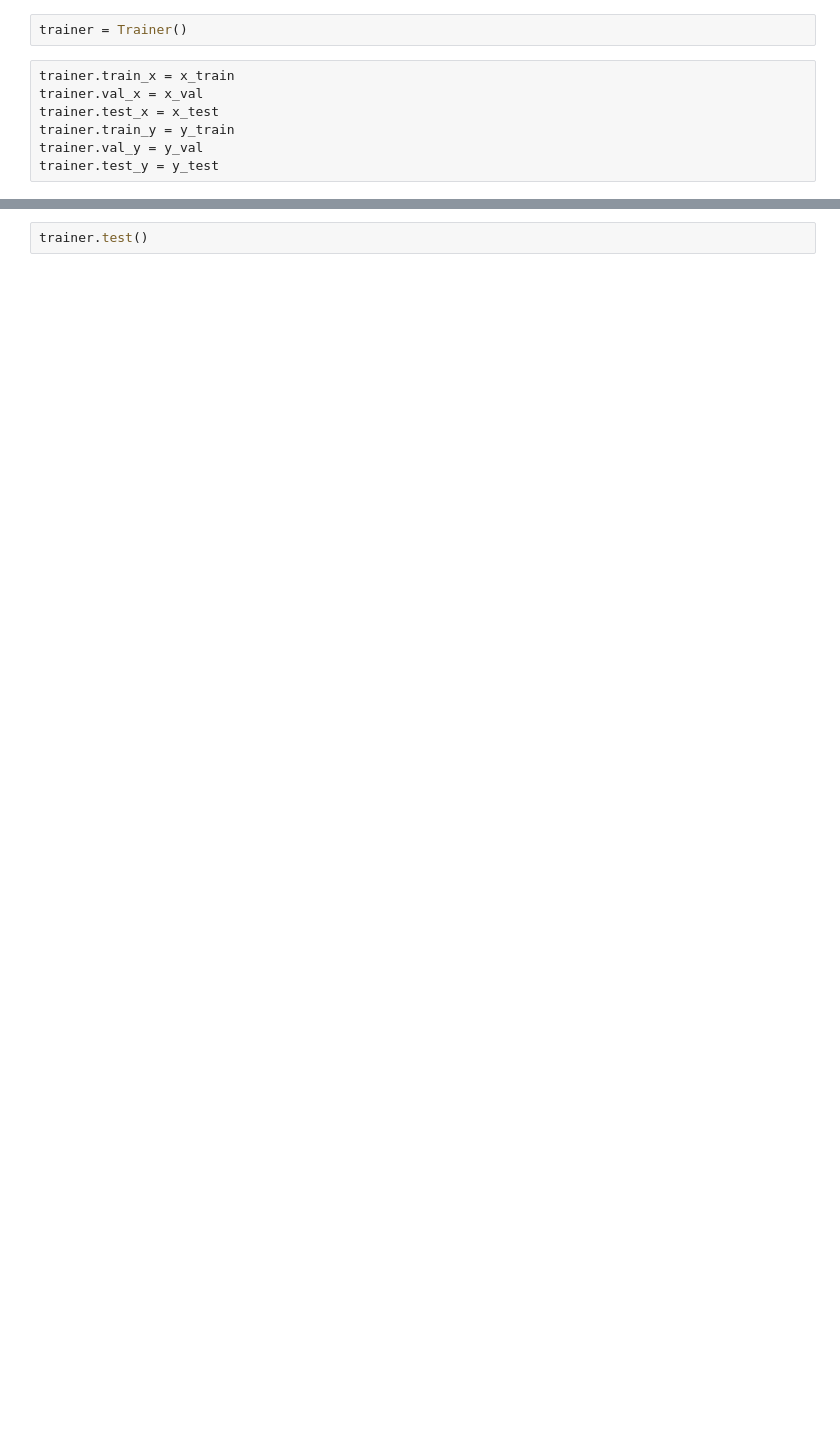
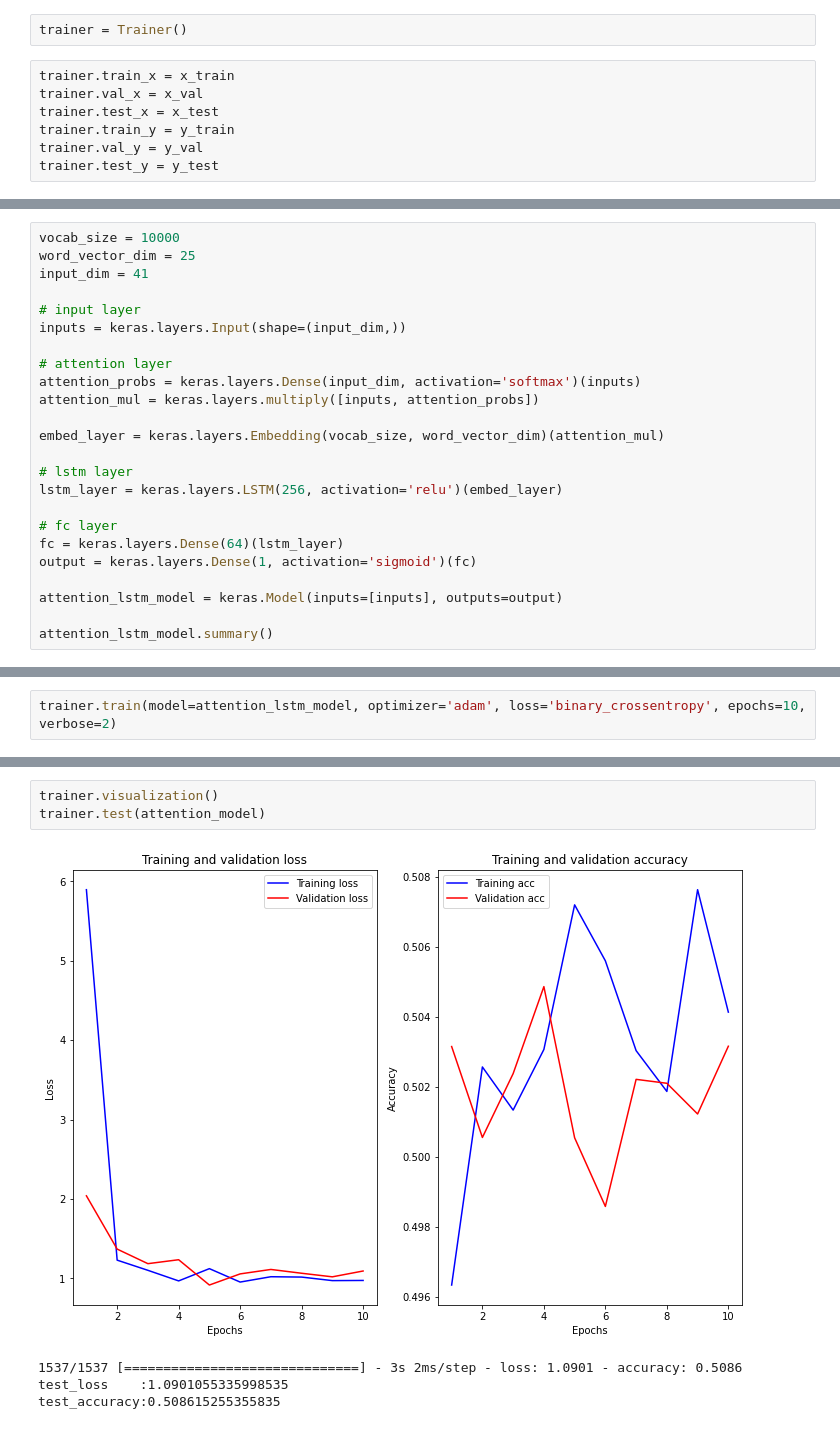
Before and after one commit to estela19/AIFFEL, a Jupyter notebook: exp07/base_1.ipynb, the cells around one changed output, grey strips where cells are left out. Saved outputs shown, nothing was run; the diff lists cells and outputs as text; blank space fills up the shorter version.

```diff
--- a/exp07/base_1.ipynb
+++ b/exp07/base_1.ipynb
@@ -276,0 +333,24 @@ trainer.test(attention_model)
+# %%
+vocab_size = 10000
+word_vector_dim = 25
+input_dim = 41
+
+# input layer
+inputs = keras.layers.Input(shape=(input_dim,))
+
+# attention layer
+attention_probs = keras.layers.Dense(input_dim, activation='softmax')(inputs)
+attention_mul = keras.layers.multiply([inputs, attention_probs])
+
+embed_layer = keras.layers.Embedding(vocab_size, word_vector_dim)(attention_mul)
+
+# lstm layer
+lstm_layer = keras.layers.LSTM(256, activation='relu')(embed_layer)
+
+# fc layer
+fc = keras.layers.Dense(64)(lstm_layer)
+output = keras.layers.Dense(1, activation='sigmoid')(fc)
+
+attention_lstm_model = keras.Model(inputs=[inputs], outputs=output)
+
+attention_lstm_model.summary()
@@ -276,0 +375,2 @@ trainer.test(attention_model)
+# %%
+trainer.train(model=attention_lstm_model, optimizer='adam', loss='binary_crossentropy', epochs=10, verbose=2)
@@ -277,2 +395,8 @@ trainer.test(attention_model)
 # %%
-trainer.test()
+trainer.visualization()
+trainer.test(attention_model)
+# %% [output]
+[figure, added]
+1537/1537 [==============================] - 3s 2ms/step - loss: 1.0901 - accuracy: 0.5086
+test_loss    :1.0901055335998535
+test_accuracy:0.508615255355835
```
Also changed, not shown: parts of 35 cells of this notebook, 1 other file.
